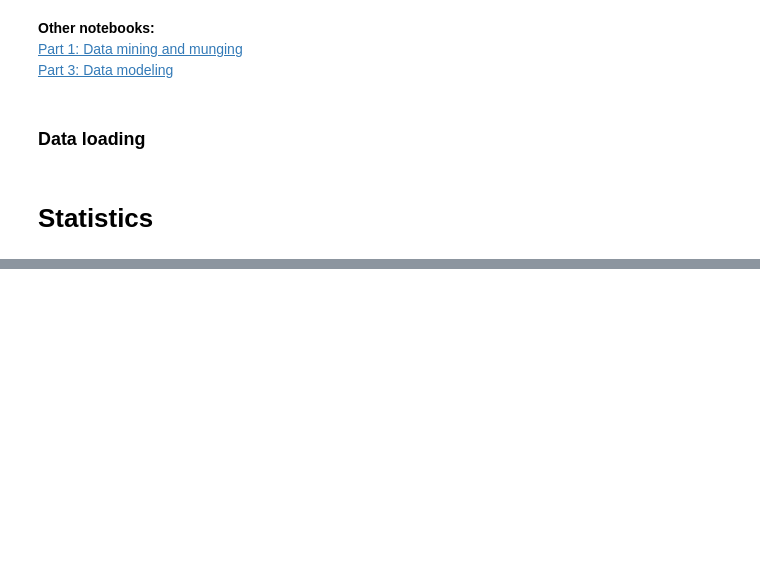
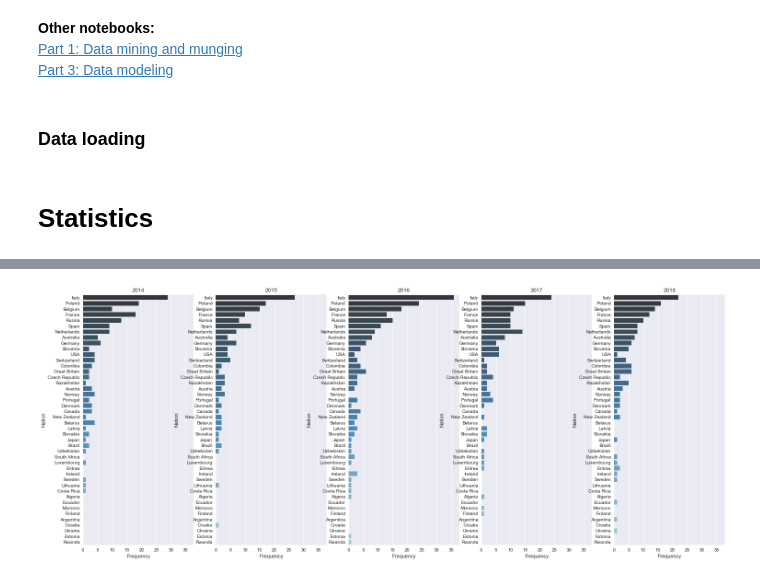
Before and after one commit to norbertstrzelecki/tour_de_pologne_top10, a Jupyter notebook: tdp_2_3_data_statistics_visualization.ipynb, the cells around one changed output, grey strips where cells are left out. Cells and saved outputs as stored; diff of their text form; code cells hidden in the pictures; blank space fills up the shorter version.

```diff
--- a/tdp_2_3_data_statistics_visualization.ipynb
+++ b/tdp_2_3_data_statistics_visualization.ipynb
@@ -59,0 +90,14 @@ biker_class.describe(include='object')
+# %%
+# Nationality distribution through years
+i = 0
+fig, ax = plt.subplots(1,5, figsize=(25,10), sharey=False, sharex=True)
+for year in range(2014,2019):
+    ax[i] = sns.countplot(y="nation", data=biker_class[biker_class.year == year][['name','nation']].drop_duplicates(),
+                  order=biker_class['nation'].value_counts().index,
+                  palette="Blues_d", orient='h', ax=ax[i])
+    ax[i].set_title(year)
+    ax[i].set_xlabel('Frequency')
+    ax[i].set_ylabel('Nation')
+    i += 1
+# %% [output]
+[figure, added]
```
Also changed, not shown: parts of 9 cells of this notebook, 4 other files.
